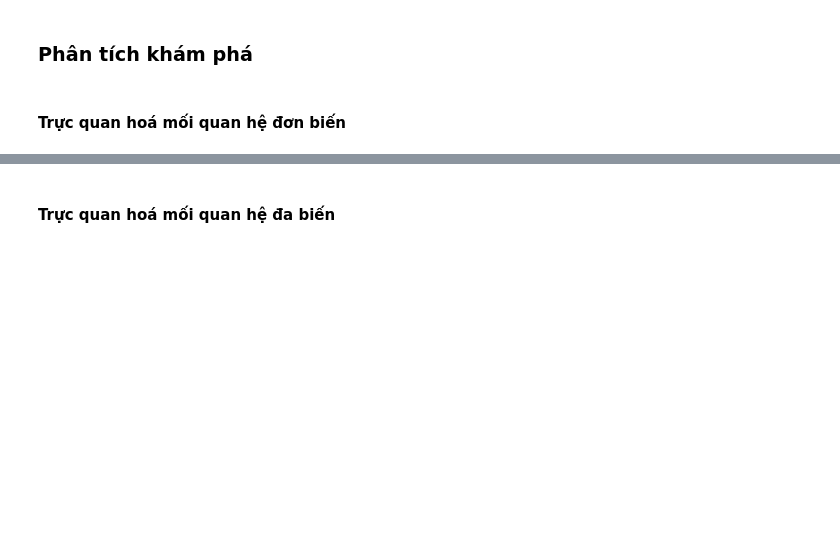
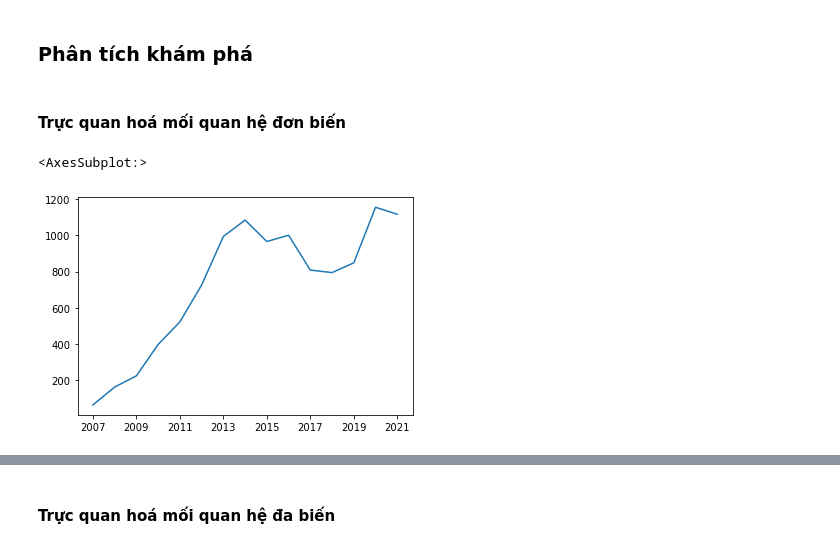
Before and after one commit to owfdataboy/DS-Project02, a Jupyter notebook: project02.ipynb, the cells around one changed output, grey strips where cells are left out. Cells and saved outputs as stored; diff of their text form; code cells hidden in the pictures; blank space fills up the shorter version.

Commit message:
line chart by date - count track

```diff
--- a/project02.ipynb
+++ b/project02.ipynb
@@ -399,0 +398,8 @@ dtype: object
+# %%
+df_datetime = pd.DataFrame(columns = ["date"])
+df_datetime["date"] = df_tracks['created_at'].dt.strftime('%Y')
+df_datetime = df_datetime.sort_values(by = "date")
+df_datetime["date"].value_counts().sort_index().plot.line()
+# %% [output]
+<AxesSubplot:>
+[figure, added]
```
Also changed, not shown: parts of 5 cells of this notebook.
